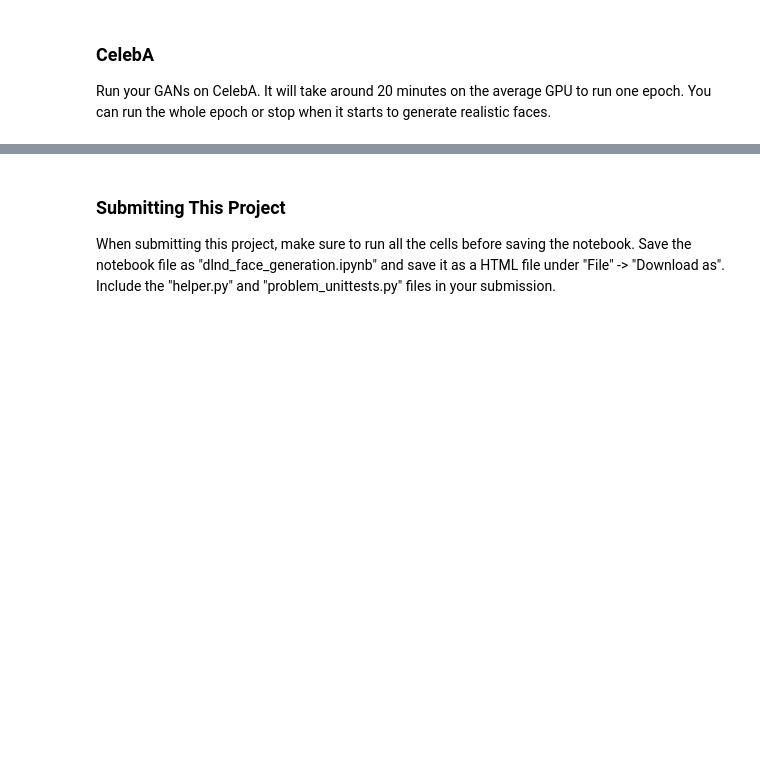
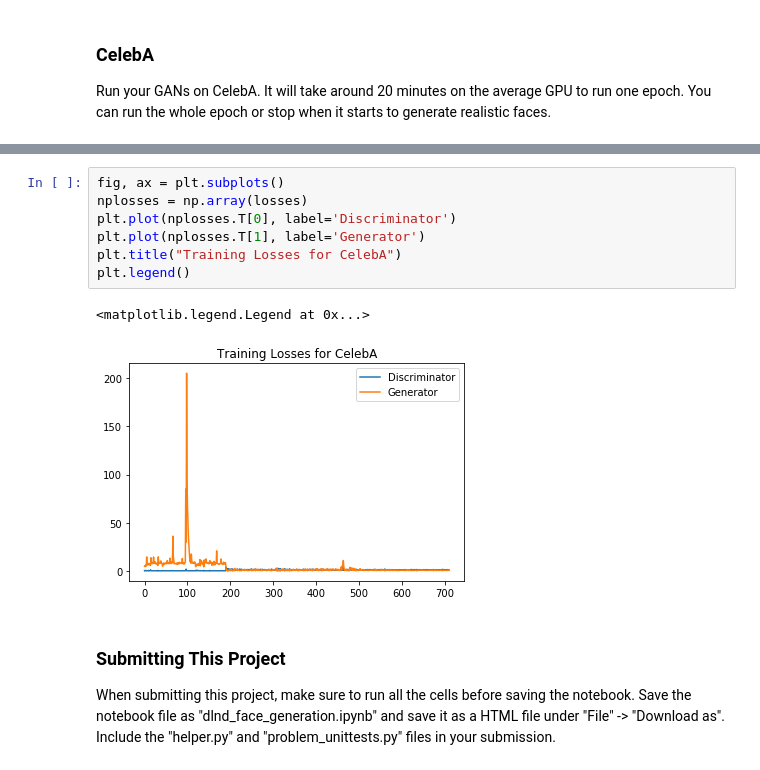
Before and after one commit to Artabartzes/deep-learning, a Jupyter notebook: face_generation/dlnd_face_generation.ipynb, the cells around one changed output, grey strips where cells are left out. Cells and saved outputs as stored; diff of their text form; blank space fills up the shorter version.

```diff
--- a/face_generation/dlnd_face_generation.ipynb
+++ b/face_generation/dlnd_face_generation.ipynb
@@ -504,3 +559,13 @@ epochs = 1
+# %%
+fig, ax = plt.subplots()
+nplosses = np.array(losses)
+plt.plot(nplosses.T[0], label='Discriminator')
+plt.plot(nplosses.T[1], label='Generator')
+plt.title("Training Losses for CelebA")
+plt.legend()
+# %% [output]
+<matplotlib.legend.Legend at 0x...>
+[figure, added]
 # %% [markdown]
 ### Submitting This Project
 When submitting this project, make sure to run all the cells before saving the notebook. Save the notebook file as "dlnd_face_generation.ipynb" and save it as a HTML file under "File" -> "Download as". Include the "helper.py" and "problem_unittests.py" files in your submission.
```
Also changed, not shown: parts of 9 cells of this notebook.
